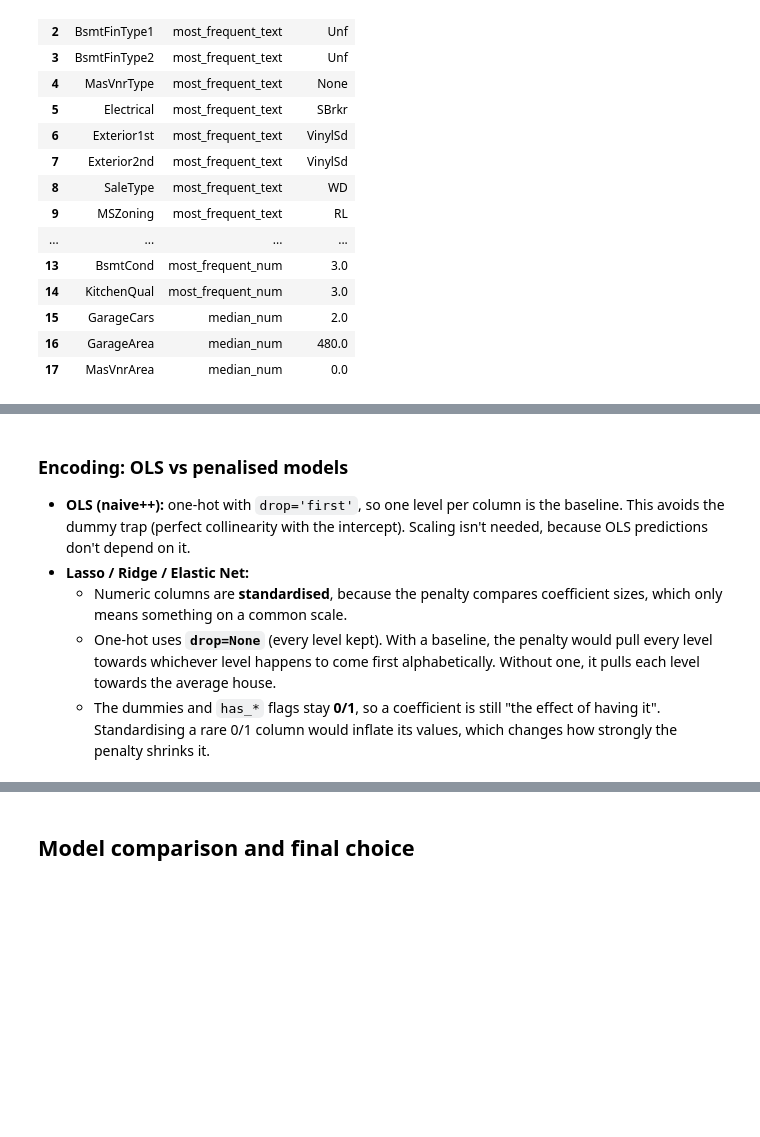
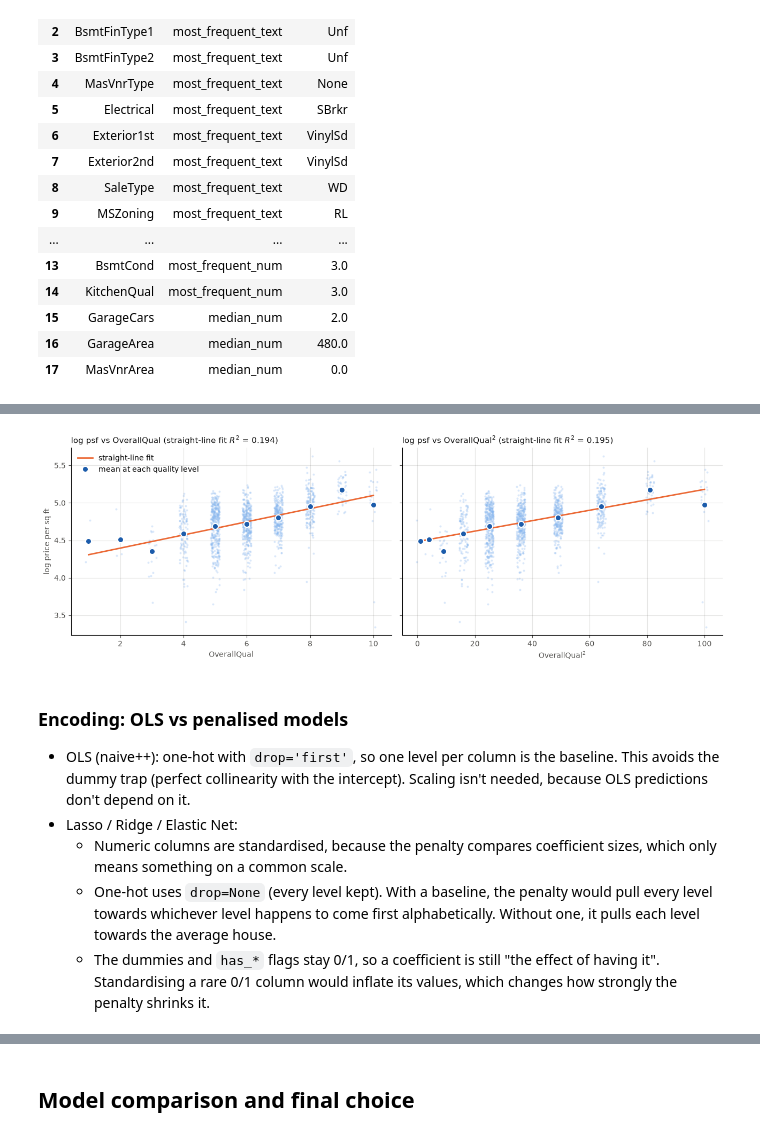
Before and after one commit to jxwhat/22DM012-assn01-apartmentprices, a Jupyter notebook: 22DM012-assn01-jx.ipynb, the cells around one changed output, grey strips where cells are left out. Saved outputs shown, nothing was run; the diff lists cells and outputs as text; code cells hidden in the pictures; blank space fills up the shorter version.

```diff
--- a/22DM012-assn01-jx.ipynb
+++ b/22DM012-assn01-jx.ipynb
@@ -568,11 +604,36 @@ features = FunctionTransformer(add_features)  # a pipeline step: preprocess and
+# %%
+# log price per sq ft against OverallQual (left) and OverallQual² (right), all 1,460 training houses
+# dots = houses (jittered sideways), large dots = the mean at each quality level, line = a straight-line OLS fit of log psf on the x-axis
+sl_y = np.log(df_data['price_psf'])
+rng = np.random.default_rng(42)  # fixed jitter
+fig, axes = plt.subplots(1, 2, figsize=(13, 4.5), sharey=True)
+for ax, (label, sl_x) in zip(axes, [('OverallQual', df_data['OverallQual']), ('OverallQual$^2$', df_data['OverallQual'] ** 2)]):
+    res = sm.OLS(sl_y, sm.add_constant(sl_x)).fit()
+    sl_mean = sl_y.groupby(sl_x).mean()
+    jitter = 0.15 * (sl_x.max() - sl_x.min()) / sl_x.nunique()
+    ax.scatter(sl_x + rng.uniform(-jitter, jitter, len(sl_x)), sl_y, s=8, alpha=0.3, color='#86b6ef', linewidths=0)
+    x_grid = np.linspace(sl_x.min(), sl_x.max(), 100)
+    ax.plot(x_grid, res.params.iloc[0] + res.params.iloc[1] * x_grid, color='#eb6834', linewidth=2, label='straight-line fit')
+    ax.plot(sl_mean.index, sl_mean.values, 'o', color='#1c5cab', markersize=8, markeredgecolor='white', markeredgewidth=1.5, label='mean at each quality level')
+    ax.set_title(f'log psf vs {label} (straight-line fit $R^2$ = {res.rsquared:.3f})', loc='left', fontsize=11, color='#0b0b0b')
+    ax.set_xlabel(label, color='#52514e')
+    ax.grid(color='#52514e', alpha=0.15, linewidth=0.8)
+    ax.spines[['top', 'right']].set_visible(False)
+    ax.tick_params(colors='#52514e')
+axes[0].set_ylabel('log price per sq ft', color='#52514e')
+axes[0].legend(frameon=False, loc='upper left')
+plt.tight_layout()
+plt.show()
+# %% [output]
+[figure, added]
 # %% [markdown]
 ### Encoding: OLS vs penalised models
 
-* **OLS (naive++):** one-hot with `drop='first'`, so one level per column is the baseline. This avoids the dummy trap (perfect collinearity with the intercept). Scaling isn't needed, because OLS predictions don't depend on it.
-* **Lasso / Ridge / Elastic Net:**
-  * Numeric columns are **standardised**, because the penalty compares coefficient sizes, which only means something on a common scale.
-  * One-hot uses **`drop=None`** (every level kept). With a baseline, the penalty would pull every level towards whichever level happens to come first alphabetically. Without one, it pulls each level towards the average house.
-  * The dummies and `has_*` flags stay **0/1**, so a coefficient is still "the effect of having it". Standardising a rare 0/1 column would inflate its values, which changes how strongly the penalty shrinks it.
+* OLS (naive++): one-hot with `drop='first'`, so one level per column is the baseline. This avoids the dummy trap (perfect collinearity with the intercept). Scaling isn't needed, because OLS predictions don't depend on it.
+* Lasso / Ridge / Elastic Net:
+  * Numeric columns are standardised, because the penalty compares coefficient sizes, which only means something on a common scale.
+  * One-hot uses `drop=None` (every level kept). With a baseline, the penalty would pull every level towards whichever level happens to come first alphabetically. Without one, it pulls each level towards the average house.
+  * The dummies and `has_*` flags stay 0/1, so a coefficient is still "the effect of having it". Standardising a rare 0/1 column would inflate its values, which changes how strongly the penalty shrinks it.
 # %%
 # kind-B: one-hot encode every text column (the encoder learns each column's categories in fit); numeric columns pass through
 encoder = ColumnTransformer(
```
Also changed, not shown: parts of 39 cells of this notebook, 8 other files.
